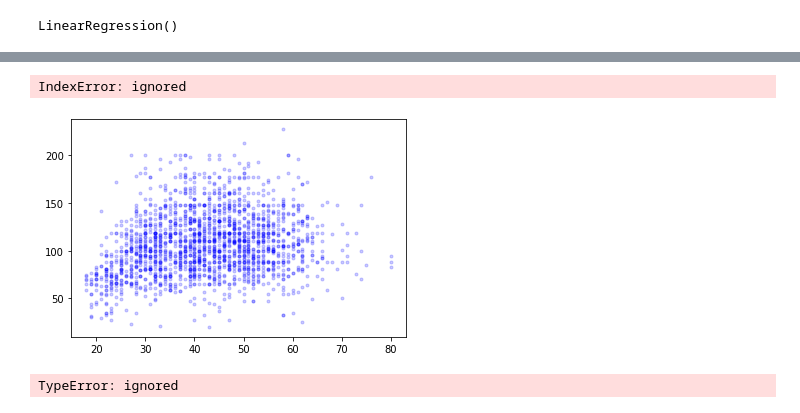
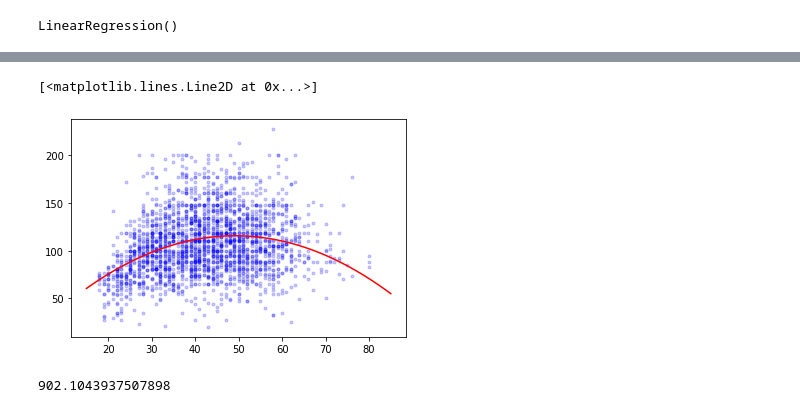
Before and after one commit to WENKAITAN/CMP414765Spring2022, a Jupyter notebook: Week07_PolynomialRegression.ipynb, the cells around one changed output, grey strips where cells are left out. Saved outputs shown, nothing was run; the diff lists cells and outputs as text; code cells hidden in the pictures.

```diff
--- a/Week07_PolynomialRegression.ipynb
+++ b/Week07_PolynomialRegression.ipynb
@@ -59,7 +59,7 @@ X = df[['age']]
 y = df[['wage']]
 # %%
 from sklearn.model_selection import train_test_split
-X_train, X_test, y_train, y_test = train_test_split(X, y, test_size=0.33, random_state=42)
+X_train, X_test, y_train, y_test = train_test_split(X, y, test_size=0.2, random_state=42)
 # %%
 #use a linear regression
 from sklearn.linear_model import LinearRegression
@@ -135,22 +136,22 @@ array([[ 4.55456978, -0.04636542]])
 # %%
 
 import numpy as np
 plt.plot(X_train, y_train, "b.", alpha=0.2)
 x_coor = np.linspace(15,85, 100)
 
 beta0 = model2.intercept_
-beta1, beta2= model2.coef_[0], model2.coef_[1]
+beta1, beta2= model2.coef_[0][0], model2.coef_[0][1]
 
 y_coor = [beta0 + beta1 *x + beta2 * x**2 for x in x_coor]
 
 plt.plot(x_coor, y_coor, "r-")
 # %% [output]
-IndexError: ignored
+[<matplotlib.lines.Line2D at 0x...>]
-[figure, old version]
+[figure, new version]
 # %%
-poly = PolynomialFeatures(degree=2)
-X_multi_test= poly.fit_transform(X_test)
+X_test_multi_trans = poly.fit_transform(X_test[['age']])
 
-model2.predict(X_test, y_test)
+y_pred = model2.predict(X_test_multi_trans)
+mean_squared_error(y_test, y_pred)
 # %% [output]
-TypeError: ignored
+902.1043937507898
```
Also changed, not shown: parts of 8 cells of this notebook.
